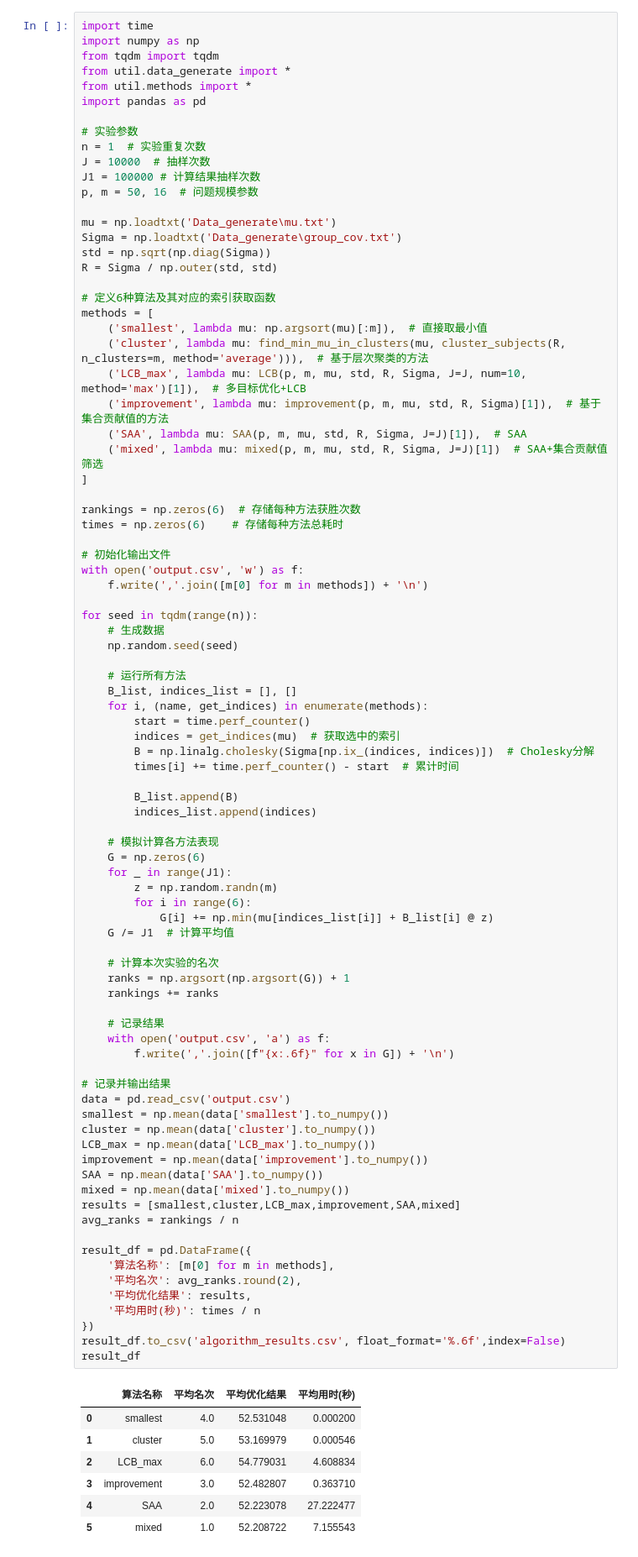
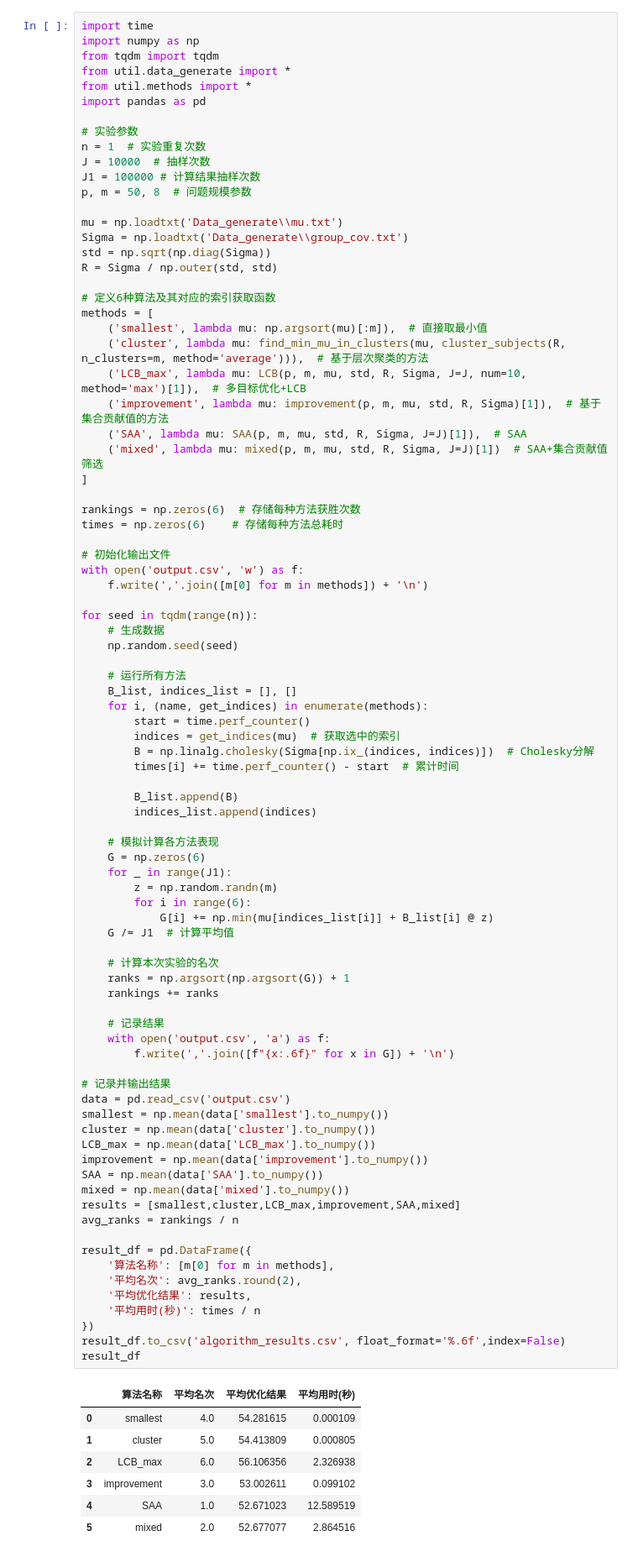
Before and after one commit to Silver439/Pilot, a Jupyter notebook: mult_SAA.ipynb, the cells around one changed output. Shown at 84% size. Cells and saved outputs as stored; diff of their text form.

```diff
--- a/mult_SAA.ipynb
+++ b/mult_SAA.ipynb
@@ -10,10 +10,10 @@ import pandas as pd
 n = 1  # 实验重复次数
 J = 10000  # 抽样次数
 J1 = 100000 # 计算结果抽样次数
-p, m = 50, 16  # 问题规模参数
+p, m = 50, 8  # 问题规模参数
 
-mu = np.loadtxt('Data_generate\mu.txt')
-Sigma = np.loadtxt('Data_generate\group_cov.txt')
+mu = np.loadtxt('Data_generate\\mu.txt')
+Sigma = np.loadtxt('Data_generate\\group_cov.txt')
 std = np.sqrt(np.diag(Sigma))
 R = Sigma / np.outer(std, std)
 
@@ -59,36 +59,36 @@ for seed in tqdm(range(n)):
 
     # 计算本次实验的名次
     ranks = np.argsort(np.argsort(G)) + 1
     rankings += ranks
 
     # 记录结果
     with open('output.csv', 'a') as f:
         f.write(','.join([f"{x:.6f}" for x in G]) + '\n')
 
 # 记录并输出结果
 data = pd.read_csv('output.csv')
 smallest = np.mean(data['smallest'].to_numpy())
 cluster = np.mean(data['cluster'].to_numpy())
 LCB_max = np.mean(data['LCB_max'].to_numpy())
 improvement = np.mean(data['improvement'].to_numpy())
 SAA = np.mean(data['SAA'].to_numpy())
 mixed = np.mean(data['mixed'].to_numpy())
 results = [smallest,cluster,LCB_max,improvement,SAA,mixed]
 avg_ranks = rankings / n
 
 result_df = pd.DataFrame({
     '算法名称': [m[0] for m in methods],
     '平均名次': avg_ranks.round(2),
     '平均优化结果': results,
     '平均用时(秒)': times / n
 })
 result_df.to_csv('algorithm_results.csv', float_format='%.6f',index=False)
 result_df
 # %% [output]
 |  | 算法名称 | 平均名次 | 平均优化结果 | 平均用时(秒) |
-| 0 | smallest | 4.0 | 52.531048 | 0.000200 |
-| 1 | cluster | 5.0 | 53.169979 | 0.000546 |
-| 2 | LCB_max | 6.0 | 54.779031 | 4.608834 |
-| 3 | improvement | 3.0 | 52.482807 | 0.363710 |
-| 4 | SAA | 2.0 | 52.223078 | 27.222477 |
-| 5 | mixed | 1.0 | 52.208722 | 7.155543 |
+| 0 | smallest | 4.0 | 54.281615 | 0.000109 |
+| 1 | cluster | 5.0 | 54.413809 | 0.000805 |
+| 2 | LCB_max | 6.0 | 56.106356 | 2.326938 |
+| 3 | improvement | 3.0 | 53.002611 | 0.099102 |
+| 4 | SAA | 1.0 | 52.671023 | 12.589519 |
+| 5 | mixed | 2.0 | 52.677077 | 2.864516 |
```
Also changed, not shown: 14 other files.
